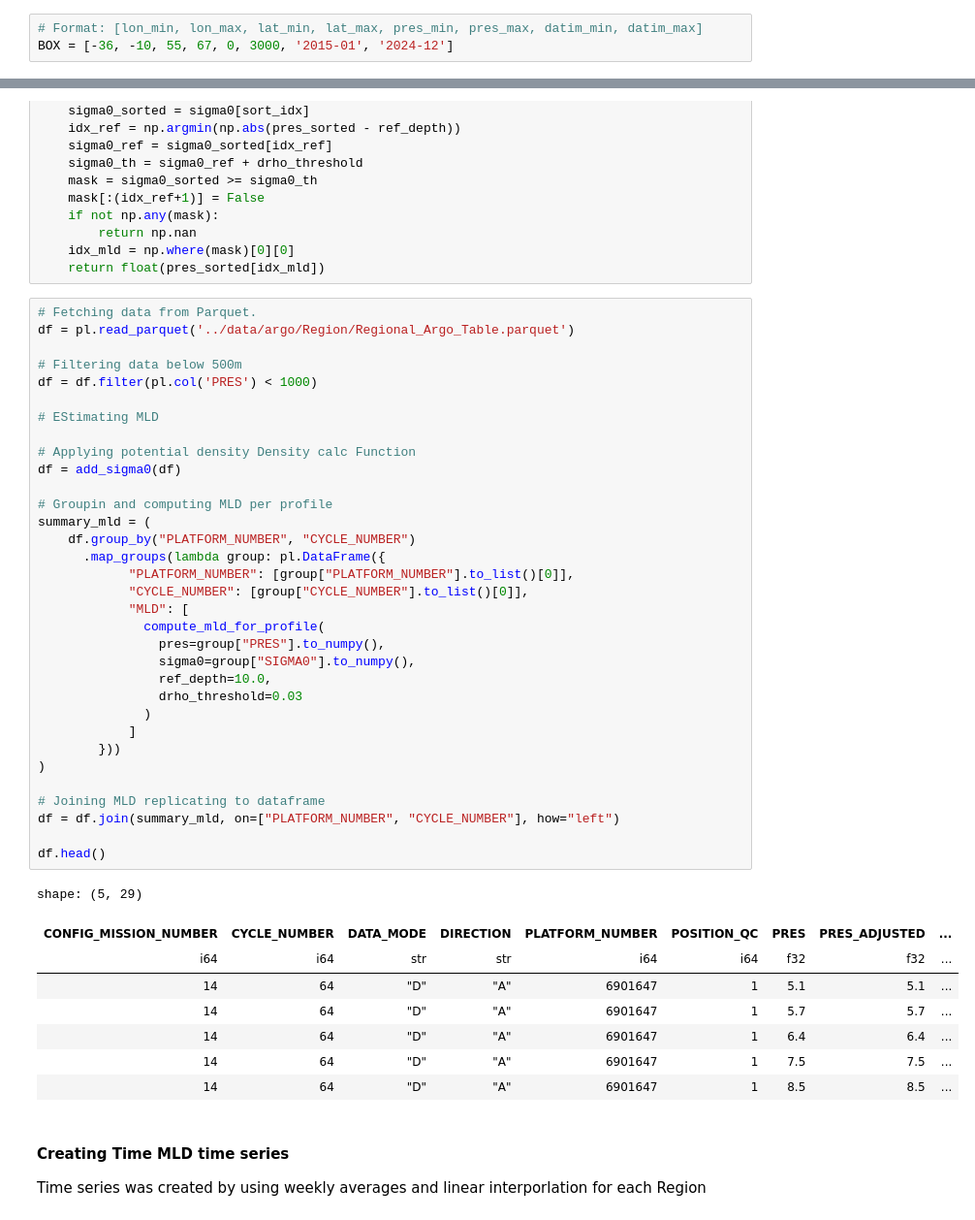
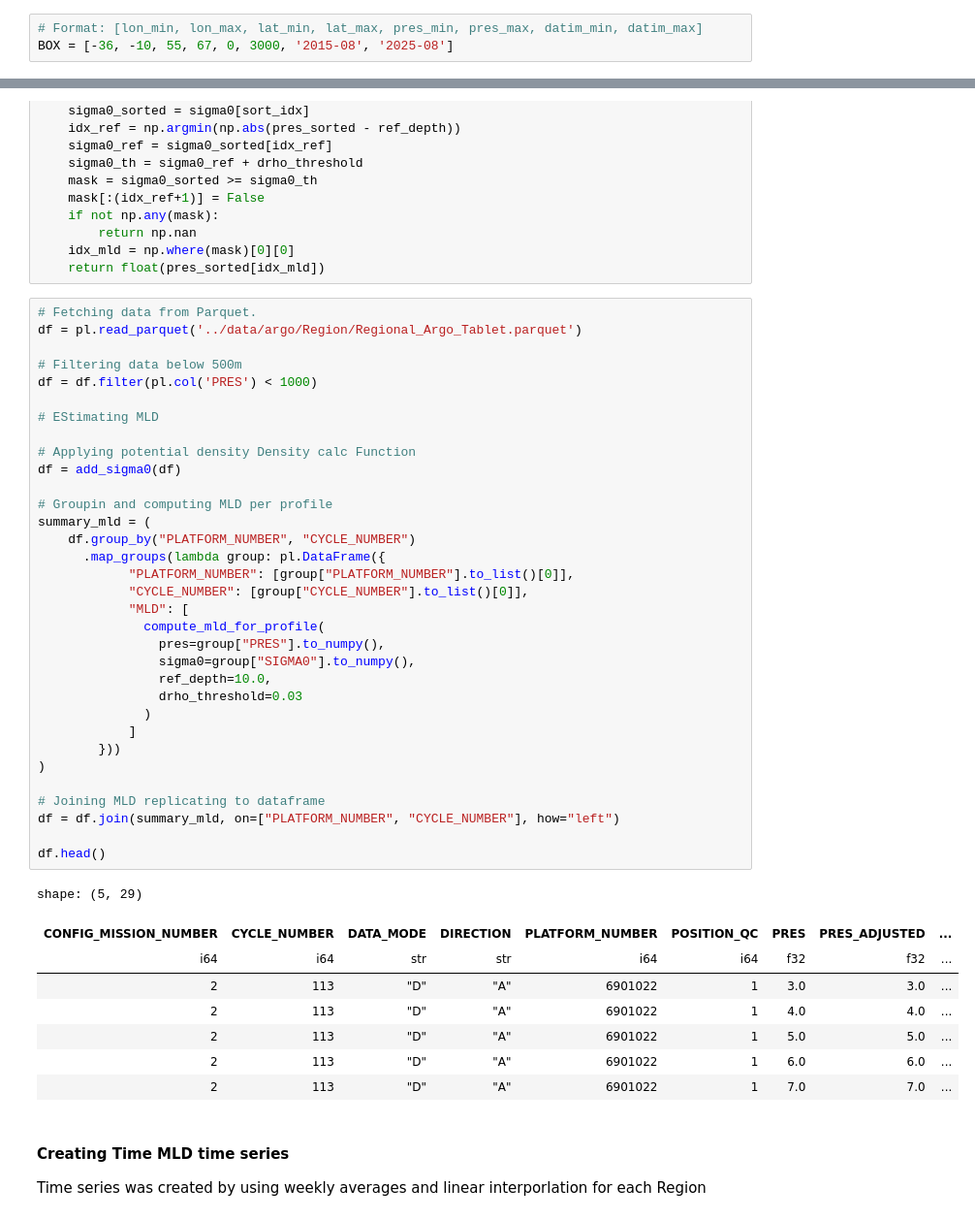
Before and after one commit to ROYVNZ/Mas, a Jupyter notebook: scripts/Argo_Physical_Analysis.ipynb, the cells around one changed output, grey strips where cells are left out. Shown at 97% size. Cells and saved outputs as stored; diff of their text form.

```diff
--- a/scripts/Argo_Physical_Analysis.ipynb
+++ b/scripts/Argo_Physical_Analysis.ipynb
@@ -323,7 +330,7 @@ For this demo notebook, we'll work with BGC floats in the Labrador Sea
 For your own use, you can simply overwrite the ``BOX`` variable content with your region.
 # %%
 # Format: [lon_min, lon_max, lat_min, lat_max, pres_min, pres_max, datim_min, datim_max]
-BOX = [-36, -10, 55, 67, 0, 3000, '2015-01', '2024-12']
+BOX = [-36, -10, 55, 67, 0, 3000, '2015-08', '2025-08']
 # %% [markdown]
 ### Get more info about this region using the ArgoIndex
 # %%
@@ -978,7 +985,7 @@ def compute_mld_for_profile(pres: np.ndarray, sigma0: np.ndarray,
     return float(pres_sorted[idx_mld])
 # %%
 # Fetching data from Parquet.
-df = pl.read_parquet('../data/argo/Region/Regional_Argo_Table.parquet')
+df = pl.read_parquet('../data/argo/Region/Regional_Argo_Tablet.parquet')
 
 # Filtering data below 500m
 df = df.filter(pl.col('PRES') < 1000)
@@ -986,38 +993,38 @@ df = df.filter(pl.col('PRES') < 1000)
 # EStimating MLD
 
 # Applying potential density Density calc Function
 df = add_sigma0(df)
 
 # Groupin and computing MLD per profile
 summary_mld = (
     df.group_by("PLATFORM_NUMBER", "CYCLE_NUMBER")
       .map_groups(lambda group: pl.DataFrame({
             "PLATFORM_NUMBER": [group["PLATFORM_NUMBER"].to_list()[0]],
             "CYCLE_NUMBER": [group["CYCLE_NUMBER"].to_list()[0]],
             "MLD": [
               compute_mld_for_profile(
                 pres=group["PRES"].to_numpy(),
                 sigma0=group["SIGMA0"].to_numpy(),
                 ref_depth=10.0,
                 drho_threshold=0.03
               )
             ]
         }))
 )
 
 # Joining MLD replicating to dataframe
 df = df.join(summary_mld, on=["PLATFORM_NUMBER", "CYCLE_NUMBER"], how="left")
 
 df.head()
 # %% [output]
 shape: (5, 29)
 | CONFIG_MISSION_NUMBER | CYCLE_NUMBER | DATA_MODE | DIRECTION | PLATFORM_NUMBER | POSITION_QC | PRES | PRES_ADJUSTED | ... |
 | i64 | i64 | str | str | i64 | i64 | f32 | f32 | ... |
-| 14 | 64 | "D" | "A" | 6901647 | 1 | 5.1 | 5.1 | ... |
-| 14 | 64 | "D" | "A" | 6901647 | 1 | 5.7 | 5.7 | ... |
-| 14 | 64 | "D" | "A" | 6901647 | 1 | 6.4 | 6.4 | ... |
-| 14 | 64 | "D" | "A" | 6901647 | 1 | 7.5 | 7.5 | ... |
-| 14 | 64 | "D" | "A" | 6901647 | 1 | 8.5 | 8.5 | ... |
+| 2 | 113 | "D" | "A" | 6901022 | 1 | 3.0 | 3.0 | ... |
+| 2 | 113 | "D" | "A" | 6901022 | 1 | 4.0 | 4.0 | ... |
+| 2 | 113 | "D" | "A" | 6901022 | 1 | 5.0 | 5.0 | ... |
+| 2 | 113 | "D" | "A" | 6901022 | 1 | 6.0 | 6.0 | ... |
+| 2 | 113 | "D" | "A" | 6901022 | 1 | 7.0 | 7.0 | ... |
 # %% [markdown]
 #### Creating Time MLD time series
 Time series was created by using weekly averages and linear interporlation for each Region
```
Also changed, not shown: parts of 23 cells of this notebook, 2 other files.
